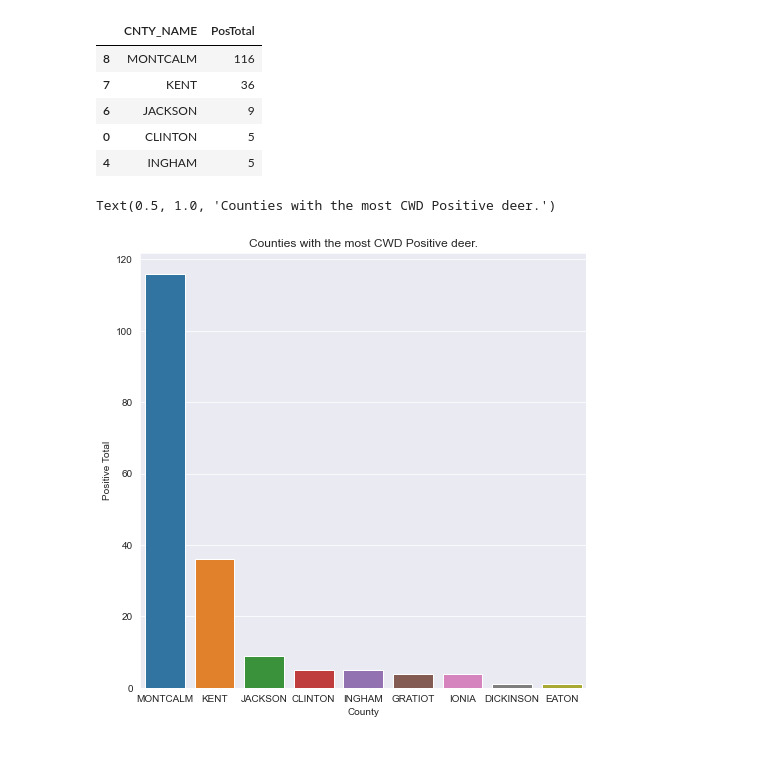
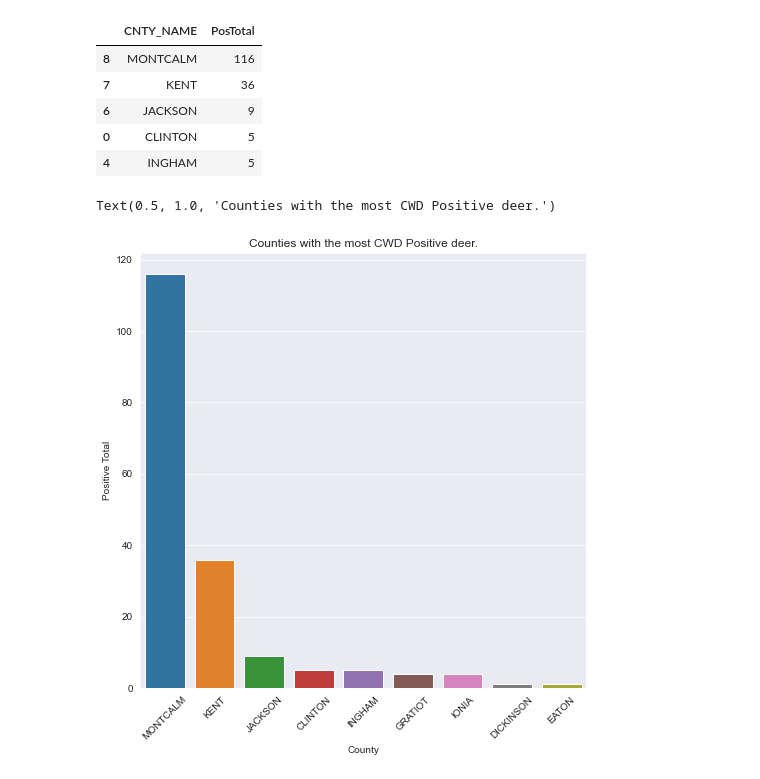
Before and after one commit to Ambush3/Michigan-Deer-CWD, a Jupyter notebook: CWD.ipynb, the cells around one changed output. Cells and saved outputs as stored; diff of their text form; code cells hidden in the pictures; blank space fills up the shorter version.

```diff
--- a/CWD.ipynb
+++ b/CWD.ipynb
@@ -113,13 +116,13 @@ cwd2.head()
 | 0 | CLINTON | 5 |
 | 4 | INGHAM | 5 |
 # %%
-
 cwd2 = cwd2[:]
 plt.figure(figsize=(8, 8))
 sns.set_style('darkgrid')
 p = sns.barplot(x='CNTY_NAME', y='PosTotal', data=cwd2)
 p.set(xlabel='County', ylabel='Positive Total')
+p.set_xticklabels(p.get_xticklabels(), rotation=45)
 p.set_title("Counties with the most CWD Positive deer.")
 # %% [output]
 Text(0.5, 1.0, 'Counties with the most CWD Positive deer.')
-[figure, old version]
+[figure, new version]
```
Also changed, not shown: parts of 9 cells of this notebook.
